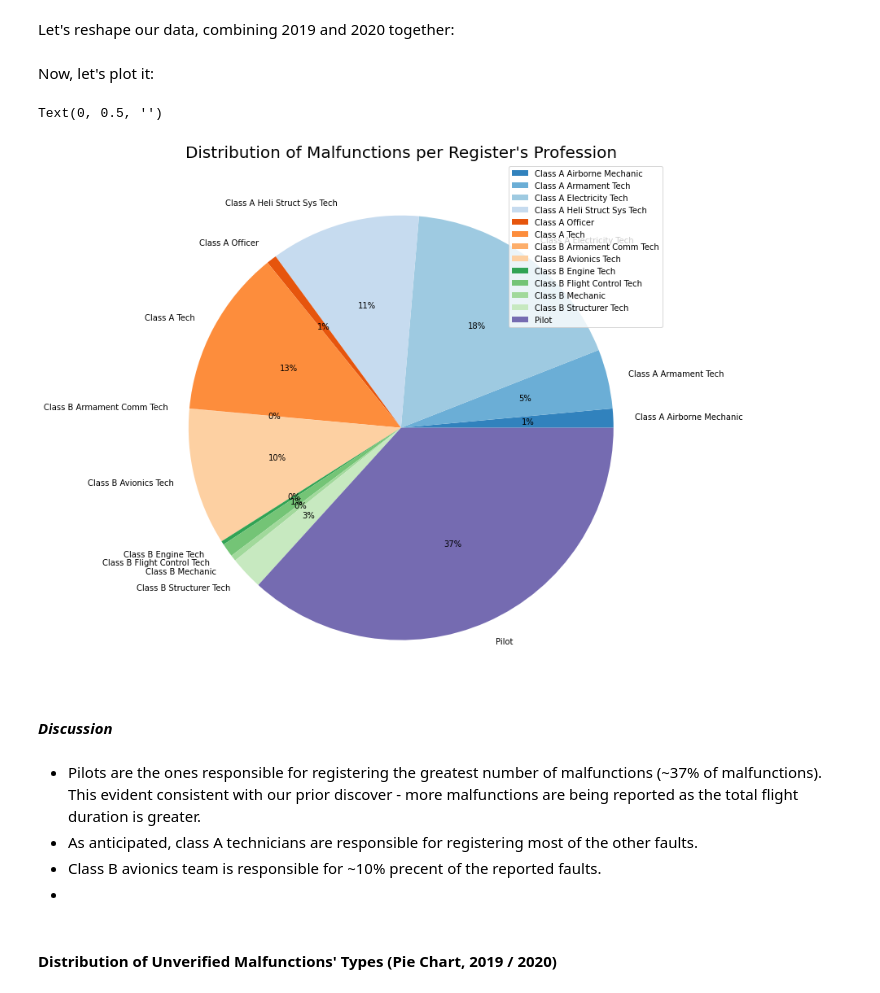
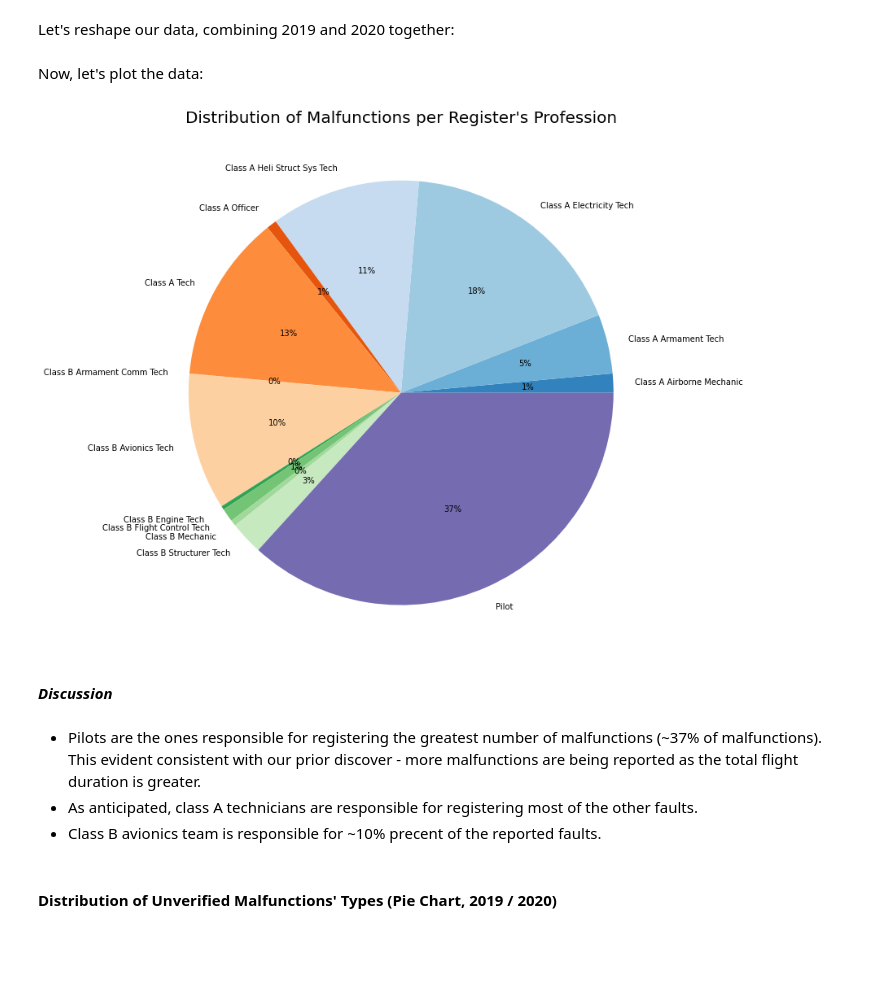
Before and after one commit to elront/Data_Sceince_Project, a Jupyter notebook: Data_science_workshop_project.ipynb, the cells around one changed output. Drawn from its saved outputs; the diff is of its cells as text; code cells hidden in the pictures; blank space fills up the shorter version.

```diff
--- a/Data_science_workshop_project.ipynb
+++ b/Data_science_workshop_project.ipynb
@@ -1791,24 +1796,23 @@ register_profession_malf_df = pd.DataFrame(register_profession_malf_df.groupby
 # Rename the column's name.
 register_profession_malf_df.rename(columns={"System": "Number of Malfunctions"}, inplace = True)
 # %% [markdown]
-Now, let's plot it:
+Now, let's plot the data:
 # %%
-# Plot.
+# Plot the data.
 plot = register_profession_malf_df.plot.pie(y = 'Number of Malfunctions', figsize=(12, 12),
                                             autopct='%1.0f%%', colors=plt.cm.tab20c.colors)
 
 plot.set_title("Distribution of Malfunctions per Register's Profession", fontsize = 20)
 plot.set_ylabel("", fontsize = 15)
+plot.get_legend().remove()
 # %% [output]
-Text(0, 0.5, '')
-[figure, old version]
+[figure, new version]
 # %% [markdown]
 ***Discussion***
 # %% [markdown]
 * Pilots are the ones responsible for registering the greatest number of malfunctions (~37% of malfunctions). This evident consistent with our prior discover - more malfunctions are being reported as the total flight duration is greater.
 * As anticipated, class A technicians are responsible for registering most of the other faults.
 * Class B avionics team is responsible for ~10% precent of the reported faults.
-*
 # %% [markdown]
 #### Distribution of Unverified Malfunctions' Types (Pie Chart, 2019 / 2020)
 # %% [markdown]
```
Also changed, not shown: parts of 55 cells of this notebook.
